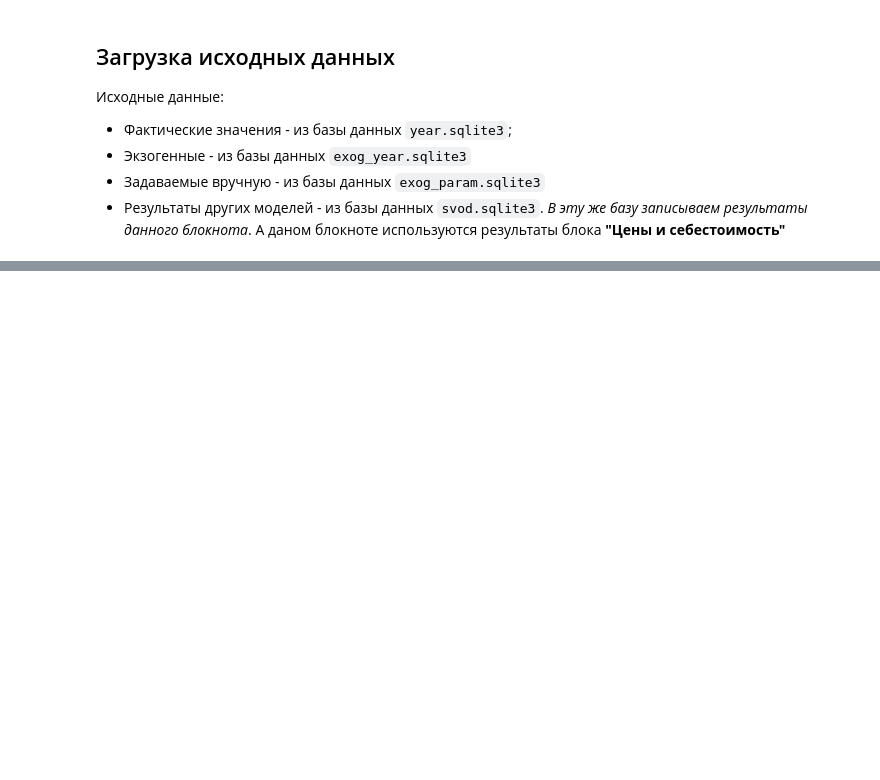
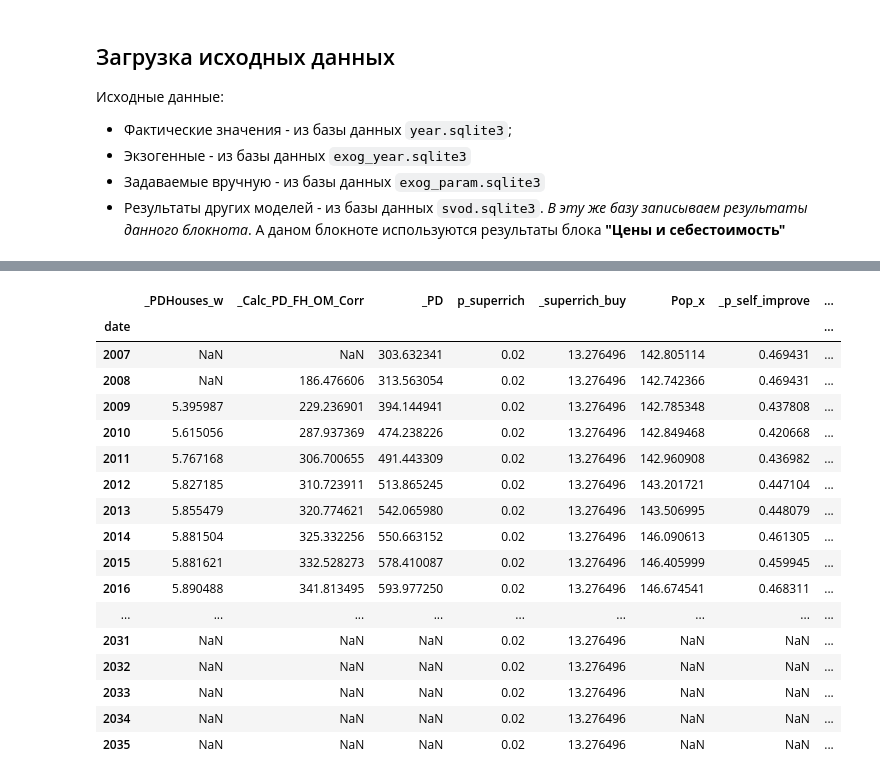
Before and after one commit to amsergeev/AIGK_j, a Jupyter notebook: DEMAND_OM_MODEL/demand_own_money_model.ipynb, the cells around one changed output, grey strips where cells are left out. Drawn from its saved outputs; the diff is of its cells as text; code cells hidden in the pictures; blank space fills up the shorter version.

```diff
--- a/DEMAND_OM_MODEL/demand_own_money_model.ipynb
+++ b/DEMAND_OM_MODEL/demand_own_money_model.ipynb
@@ -290,0 +290,6 @@ np.exp(nrm.ppf(0.98))
+# %%
+pdfWork['_val_m4h'] = pdfWork['_comm_income'] * pdfWork['_p_income4h']
+pdfWork['_sum_val_PM4dem_h_om'] = 12 * pdfWork['LivMin'] * pdfWork['p_middleclass'] * pdfWork['Pop_x'] / 1e3
+
+
+pdfWork.loc[iFirstForecastYear-5:iFirstForecastYear, ['_val_m4h', '_sum_val_PM4dem_h_om', '_comm_income', '_p_income4h', 'LivMin' ,'Pop_x']]
@@ -290,0 +320,5 @@ np.exp(nrm.ppf(0.98))
+# %%
+pdfWork['_val_income2house'] = pdfWork['_val_m4h'] - pdfWork['_sum_val_PM4dem_h_om']
+pdfWork['_PD'] = pdfWork['_val_income2house'] * 1e3 / pdfWork['price1mddy_alt_x']
+
+pdfWork.loc[iFirstForecastYear-5:iFirstForecastYear, ['_PD', '_val_income2house', '_val_m4h', '_sum_val_PM4dem_h_om']]
@@ -290,0 +347,9 @@ np.exp(nrm.ppf(0.98))
+# %%
+pdfWork['_superrich_buy']=4.5*54/7/pdfWork.loc[iFirstFactYear, 'HHAv']
+pdfWork.loc[iFirstForecastYear, '_superrich_buy']=0
+pdfWork.loc[2025, '_superrich_buy']= pdfWork.loc[2024, '_superrich_buy'] + (pdfWork.loc[iFirstForecastYear, '_superrich_buy']-pdfWork.loc[2024, '_superrich_buy'])/6
+
+for i in range(2026, 2030):
+    pdfWork.loc[i, '_superrich_buy']=2*pdfWork.loc[i-1, '_superrich_buy'] - pdfWork.loc[i-2, '_superrich_buy']
+
+pdfWork.loc[iLastFactYear:iFirstForecastYear, ['_superrich_buy']]
@@ -290,0 +399,7 @@ np.exp(nrm.ppf(0.98))
+# %%
+pdfWork['_cnt_hh'] = pdfWork['Pop_x']/pdfWork['HHAv']
+pdfWork['UZUss_s'] = pdfWork['UZUss_x'] / pdfWork['_cnt_hh']
+pdfWork['_p_self_improve'] = pdfWork['UZUss_s'] / pdfWork['p_middleclass']
+pdfWork['_p_self_improve']=pdfWork['_p_self_improve'].bfill()
+# pdfWork.loc[pdfWork['_p_self_improve'].first_valid_index() -1, '_p_self_improve']=
+pdfWork.loc[:iFirstForecastYear, ['_p_self_improve', '_cnt_hh', 'Pop_x', 'HHAv', 'UZUss_x', 'UZUss_s', 'p_middleclass']]
@@ -290,0 +436,33 @@ np.exp(nrm.ppf(0.98))
+# %%
+pdfWork=pdfWork.loc[iFirstFactYear-1:, :]
+
+pdfWork['_Calc_PD_FH_OM_Corr'] = (pdfWork['_PD'] + pdfWork['p_superrich'] * pdfWork['_superrich_buy']
+                                  * pdfWork['Pop_x']) * (1 - pdfWork['_p_self_improve'].shift(1))
+
+pdfWork['_PDHouses_w']=(np.log(
+    (pdfWork['_Calc_PD_FH_OM_Corr'].shift(1)*0.5 + pdfWork['_Calc_PD_FH_OM_Corr']*0.5)
+    / ((1+pdfWork['p_ProbDef']) * pdfWork['price1mddy_alt_x'] / pdfWork['price1mall_alt_x']) )
+    )
+
+pdfWork['D']=0
+pdfWork.loc[ (2014, 2019), 'D']=1
+pdfWork[['_PDHouses_w', '_Calc_PD_FH_OM_Corr', '_PD', 'p_superrich', '_superrich_buy', 'Pop_x', '_p_self_improve', 'p_ProbDef', 'D']]
+# %% [output]
+|  | _PDHouses_w | _Calc_PD_FH_OM_Corr | _PD | p_superrich | _superrich_buy | Pop_x | _p_self_improve | ... |
+| date |  |  |  |  |  |  |  | ... |
+| 2007 | NaN | NaN | 303.632341 | 0.02 | 13.276496 | 142.805114 | 0.469431 | ... |
+| 2008 | NaN | 186.476606 | 313.563054 | 0.02 | 13.276496 | 142.742366 | 0.469431 | ... |
+| 2009 | 5.395987 | 229.236901 | 394.144941 | 0.02 | 13.276496 | 142.785348 | 0.437808 | ... |
+| 2010 | 5.615056 | 287.937369 | 474.238226 | 0.02 | 13.276496 | 142.849468 | 0.420668 | ... |
+| 2011 | 5.767168 | 306.700655 | 491.443309 | 0.02 | 13.276496 | 142.960908 | 0.436982 | ... |
+| 2012 | 5.827185 | 310.723911 | 513.865245 | 0.02 | 13.276496 | 143.201721 | 0.447104 | ... |
+| 2013 | 5.855479 | 320.774621 | 542.065980 | 0.02 | 13.276496 | 143.506995 | 0.448079 | ... |
+| 2014 | 5.881504 | 325.332256 | 550.663152 | 0.02 | 13.276496 | 146.090613 | 0.461305 | ... |
+| 2015 | 5.881621 | 332.528273 | 578.410087 | 0.02 | 13.276496 | 146.405999 | 0.459945 | ... |
+| 2016 | 5.890488 | 341.813495 | 593.977250 | 0.02 | 13.276496 | 146.674541 | 0.468311 | ... |
+| ... | ... | ... | ... | ... | ... | ... | ... | ... |
+| 2031 | NaN | NaN | NaN | 0.02 | 13.276496 | NaN | NaN | ... |
+| 2032 | NaN | NaN | NaN | 0.02 | 13.276496 | NaN | NaN | ... |
+| 2033 | NaN | NaN | NaN | 0.02 | 13.276496 | NaN | NaN | ... |
+| 2034 | NaN | NaN | NaN | 0.02 | 13.276496 | NaN | NaN | ... |
+| 2035 | NaN | NaN | NaN | 0.02 | 13.276496 | NaN | NaN | ... |
```
Also changed, not shown: parts of 40 cells of this notebook, 2 other files.
